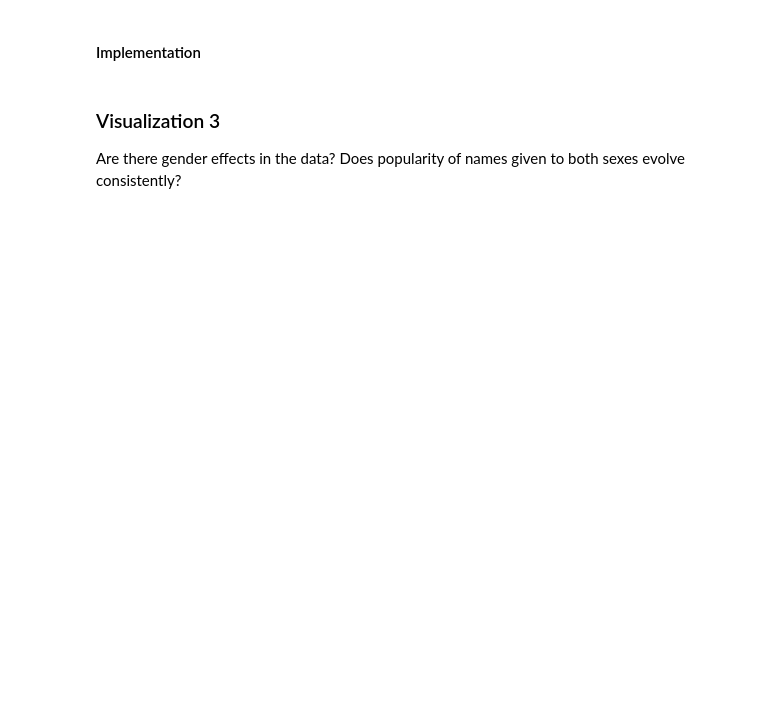
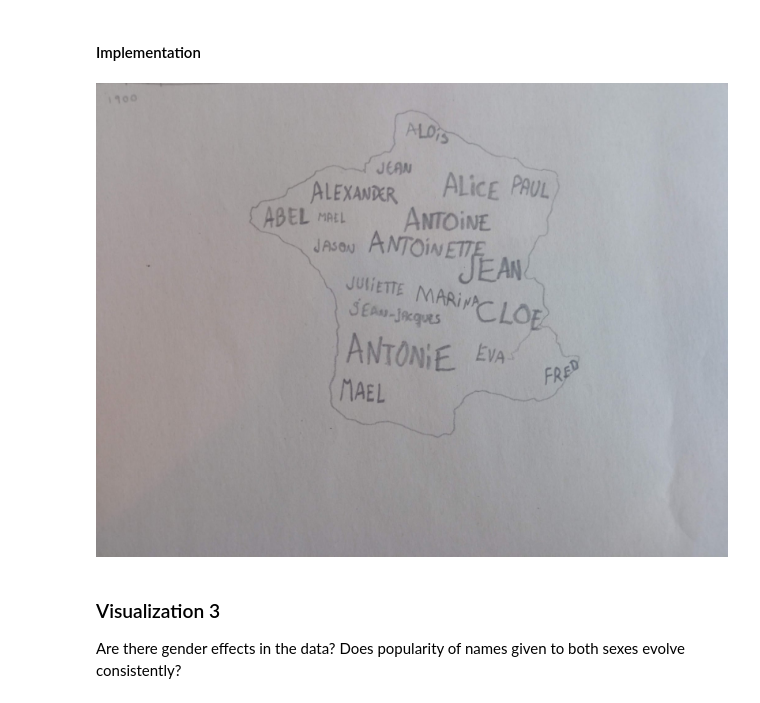
Before and after one commit to liadsantos/baby_names_visualization, a Jupyter notebook: notebook.ipynb, the cells around one changed output. Cells and saved outputs as stored; diff of their text form; code cells hidden in the pictures; blank space fills up the shorter version.

```diff
--- a/notebook.ipynb
+++ b/notebook.ipynb
@@ -86,5 +90,9 @@ Is there a regional effect in the data? Are some names more popular in some regi
 # %% [markdown]
 #### Implementation
+# %%
+Image(filename="./images/vizu2.2.jpg")
+# %% [output]
+[figure, added]
 # %% [markdown]
 ### Visualization 3
 
```
Also changed, not shown: parts of 2 cells of this notebook.
